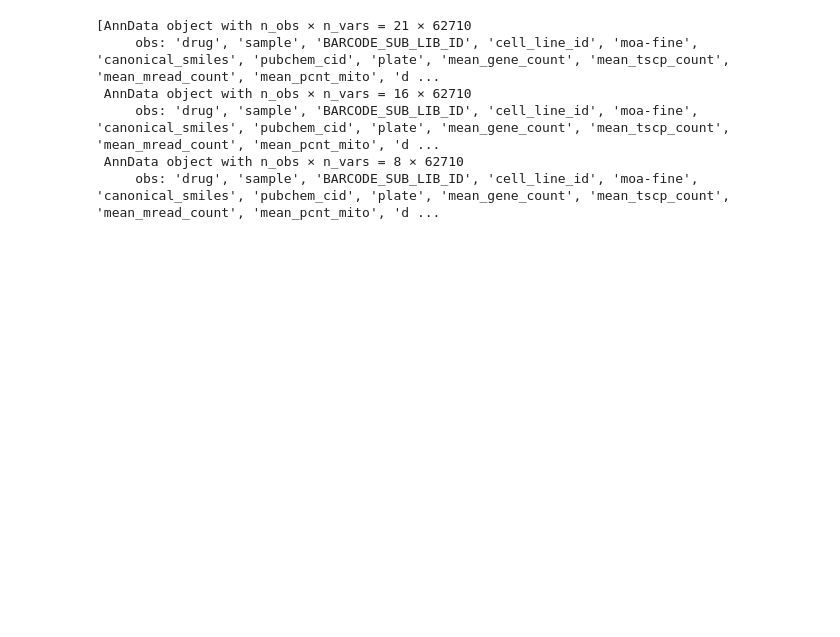
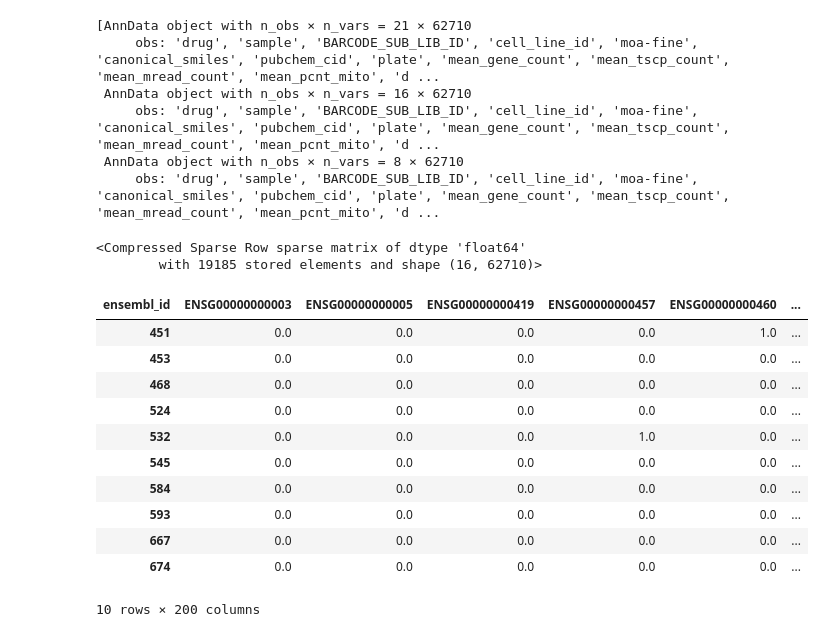
Before and after one commit to wilsonliam/deep-learning-final-project, a Jupyter notebook: Tahoe-100M_Data_Loading_Tutorial.ipynb, the cells around one changed output. Drawn from its saved outputs; the diff is of its cells as text; code cells hidden in the pictures; blank space fills up the shorter version.

```diff
--- a/Tahoe-100M_Data_Loading_Tutorial.ipynb
+++ b/Tahoe-100M_Data_Loading_Tutorial.ipynb
@@ -382,3 +383,36 @@ grouped_adatas
      obs: 'drug', 'sample', 'BARCODE_SUB_LIB_ID', 'cell_line_id', 'moa-fine', 'canonical_smiles', 'pubchem_cid', 'plate', 'mean_gene_count', 'mean_tscp_count', 'mean_mread_count', 'mean_pcnt_mito', 'd ...
  AnnData object with n_obs × n_vars = 8 × 62710
      obs: 'drug', 'sample', 'BARCODE_SUB_LIB_ID', 'cell_line_id', 'moa-fine', 'canonical_smiles', 'pubchem_cid', 'plate', 'mean_gene_count', 'mean_tscp_count', 'mean_mread_count', 'mean_pcnt_mito', 'd ...
+# %%
+#grouped_adatas[0]        # first AnnData
+#grouped_adatas[1].obs    # obs table of second group
+grouped_adatas[1].X      # expression matrix of second group
+#grouped_adatas[1].var    # gene metadata/index
+# %% [output]
+<Compressed Sparse Row sparse matrix of dtype 'float64'
+        with 19185 stored elements and shape (16, 62710)>
+# %%
+import pandas as pd
+
+adata = grouped_adatas[1]
+
+preview_df = pd.DataFrame(
+    adata.X[:10, :200].toarray(),
+    index=adata.obs_names[:10],
+    columns=adata.var_names[:200],
+)
+
+preview_df
+# %% [output]
+| ensembl_id | ENSG00000000003 | ENSG00000000005 | ENSG00000000419 | ENSG00000000457 | ENSG00000000460 | ... |
+| 451 | 0.0 | 0.0 | 0.0 | 0.0 | 1.0 | ... |
+| 453 | 0.0 | 0.0 | 0.0 | 0.0 | 0.0 | ... |
+| 468 | 0.0 | 0.0 | 0.0 | 0.0 | 0.0 | ... |
+| 524 | 0.0 | 0.0 | 0.0 | 0.0 | 0.0 | ... |
+| 532 | 0.0 | 0.0 | 0.0 | 1.0 | 0.0 | ... |
+| 545 | 0.0 | 0.0 | 0.0 | 0.0 | 0.0 | ... |
+| 584 | 0.0 | 0.0 | 0.0 | 0.0 | 0.0 | ... |
+| 593 | 0.0 | 0.0 | 0.0 | 0.0 | 0.0 | ... |
+| 667 | 0.0 | 0.0 | 0.0 | 0.0 | 0.0 | ... |
+| 674 | 0.0 | 0.0 | 0.0 | 0.0 | 0.0 | ... |
+10 rows × 200 columns
```
Also changed, not shown: parts of 16 cells of this notebook, 13 other files.
